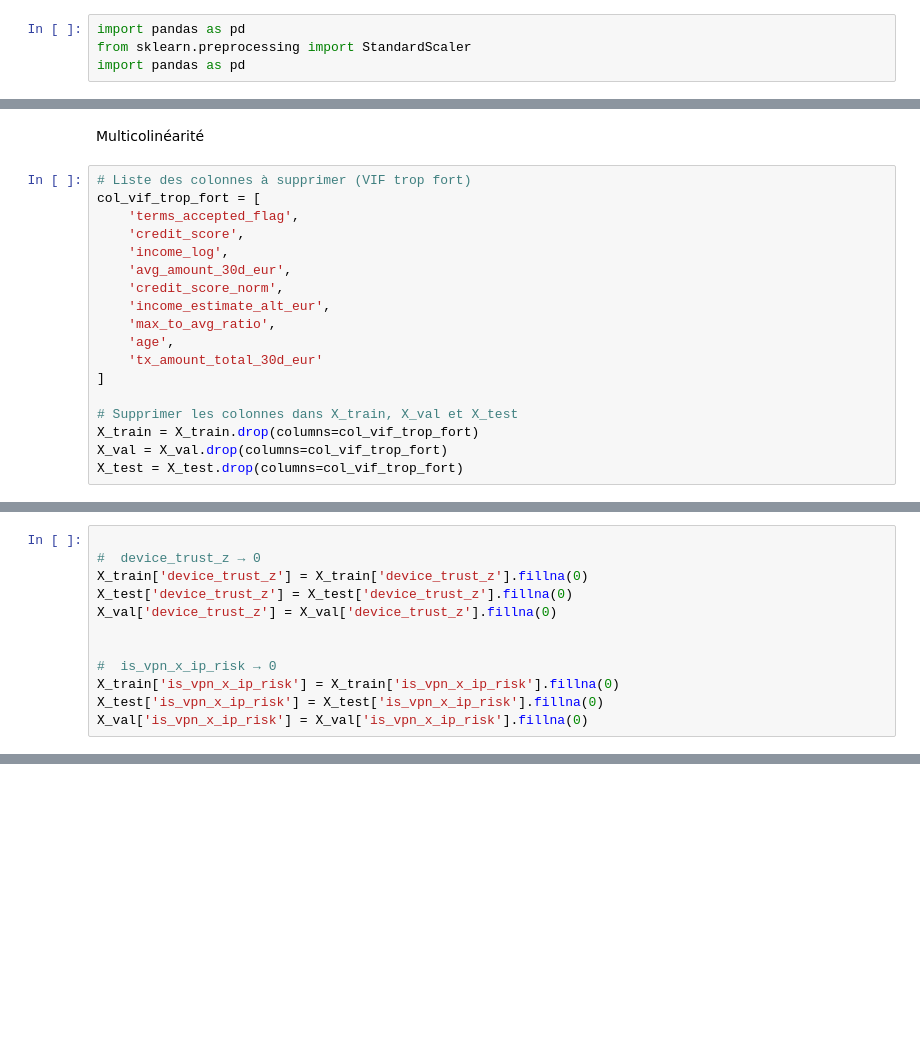
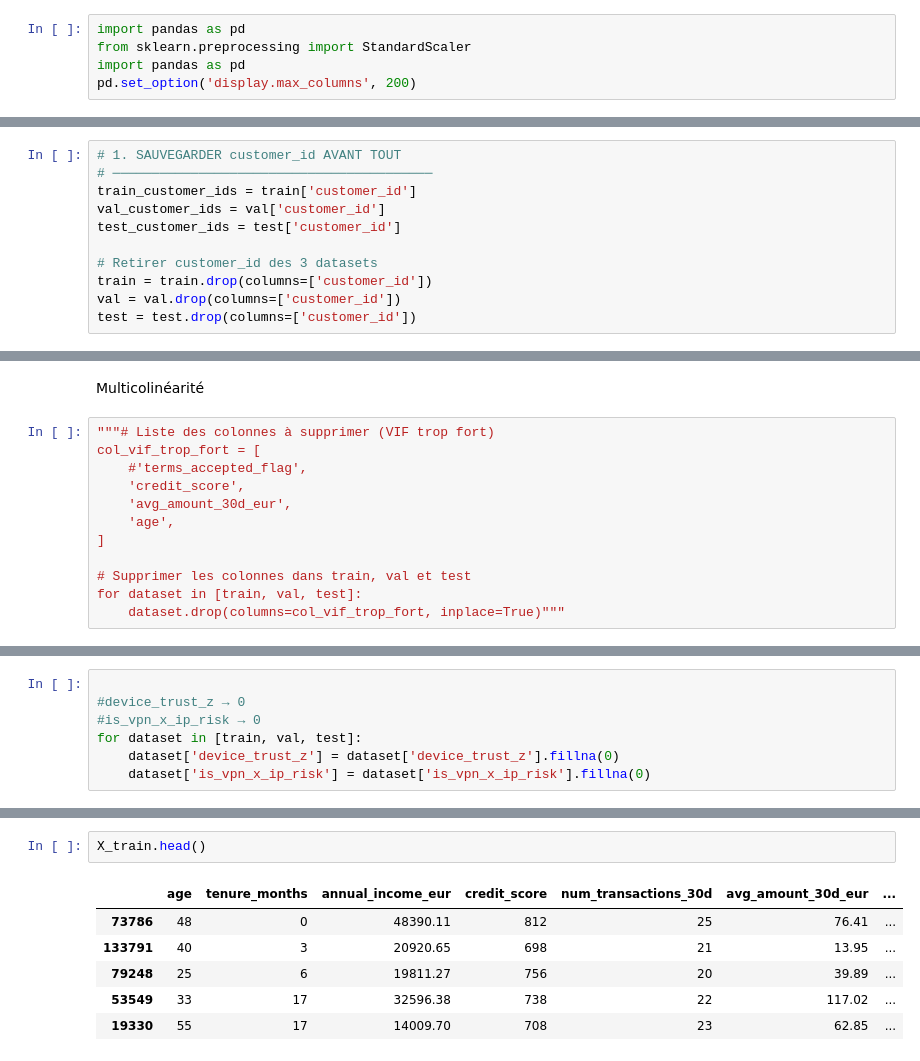
Before and after one commit to maxprr/Projet-ML, a Jupyter notebook: Preprocess/Preprocess.ipynb, the cells around one changed output, grey strips where cells are left out. Drawn from its saved outputs; the diff is of its cells as text; blank space fills up the shorter version.

```diff
--- a/Preprocess/Preprocess.ipynb
+++ b/Preprocess/Preprocess.ipynb
@@ -2,4 +2,5 @@
 import pandas as pd
 from sklearn.preprocessing import StandardScaler
 import pandas as pd
+pd.set_option('display.max_columns', 200)
 # %%
@@ -201,0 +253,11 @@ X_test = df_test.copy()
+# %%
+# 1. SAUVEGARDER customer_id AVANT TOUT
+# ─────────────────────────────────────────
+train_customer_ids = train['customer_id']
+val_customer_ids = val['customer_id']
+test_customer_ids = test['customer_id']
+
+# Retirer customer_id des 3 datasets
+train = train.drop(columns=['customer_id'])
+val = val.drop(columns=['customer_id'])
+test = test.drop(columns=['customer_id'])
@@ -202,20 +277,14 @@ X_test = df_test.copy()
 # %% [markdown]
 Multicolinéarité
 # %%
-# Liste des colonnes à supprimer (VIF trop fort)
+"""# Liste des colonnes à supprimer (VIF trop fort)
 col_vif_trop_fort = [
-    'terms_accepted_flag',
+    #'terms_accepted_flag',
     'credit_score',
-    'income_log',
     'avg_amount_30d_eur',
-    'credit_score_norm',
-    'income_estimate_alt_eur',
-    'max_to_avg_ratio',
     'age',
-    'tx_amount_total_30d_eur'
 ]
 
-# Supprimer les colonnes dans X_train, X_val et X_test
-X_train = X_train.drop(columns=col_vif_trop_fort)
-X_val = X_val.drop(columns=col_vif_trop_fort)
-X_test = X_test.drop(columns=col_vif_trop_fort)
+# Supprimer les colonnes dans train, val et test
+for dataset in [train, val, test]:
+    dataset.drop(columns=col_vif_trop_fort, inplace=True)"""
@@ -224,12 +293,7 @@ X_test = X_test.drop(columns=col_vif_trop_fort)
 # %%
 
-#  device_trust_z → 0
-X_train['device_trust_z'] = X_train['device_trust_z'].fillna(0)
-X_test['device_trust_z'] = X_test['device_trust_z'].fillna(0)
-X_val['device_trust_z'] = X_val['device_trust_z'].fillna(0)
-
-
-#  is_vpn_x_ip_risk → 0
-X_train['is_vpn_x_ip_risk'] = X_train['is_vpn_x_ip_risk'].fillna(0)
-X_test['is_vpn_x_ip_risk'] = X_test['is_vpn_x_ip_risk'].fillna(0)
-X_val['is_vpn_x_ip_risk'] = X_val['is_vpn_x_ip_risk'].fillna(0)
+#device_trust_z → 0
+#is_vpn_x_ip_risk → 0
+for dataset in [train, val, test]:
+    dataset['device_trust_z'] = dataset['device_trust_z'].fillna(0)
+    dataset['is_vpn_x_ip_risk'] = dataset['is_vpn_x_ip_risk'].fillna(0)
@@ -331,0 +394,9 @@ X_test_reduced = X_test[X_train_reduced.columns]
+# %%
+X_train.head()
+# %% [output]
+|  | age | tenure_months | annual_income_eur | credit_score | num_transactions_30d | avg_amount_30d_eur | ... |
+| 73786 | 48 | 0 | 48390.11 | 812 | 25 | 76.41 | ... |
+| 133791 | 40 | 3 | 20920.65 | 698 | 21 | 13.95 | ... |
+| 79248 | 25 | 6 | 19811.27 | 756 | 20 | 39.89 | ... |
+| 53549 | 33 | 17 | 32596.38 | 738 | 22 | 117.02 | ... |
+| 19330 | 55 | 17 | 14009.70 | 708 | 23 | 62.85 | ... |
```
Also changed, not shown: parts of 43 cells of this notebook, 15 other files.
